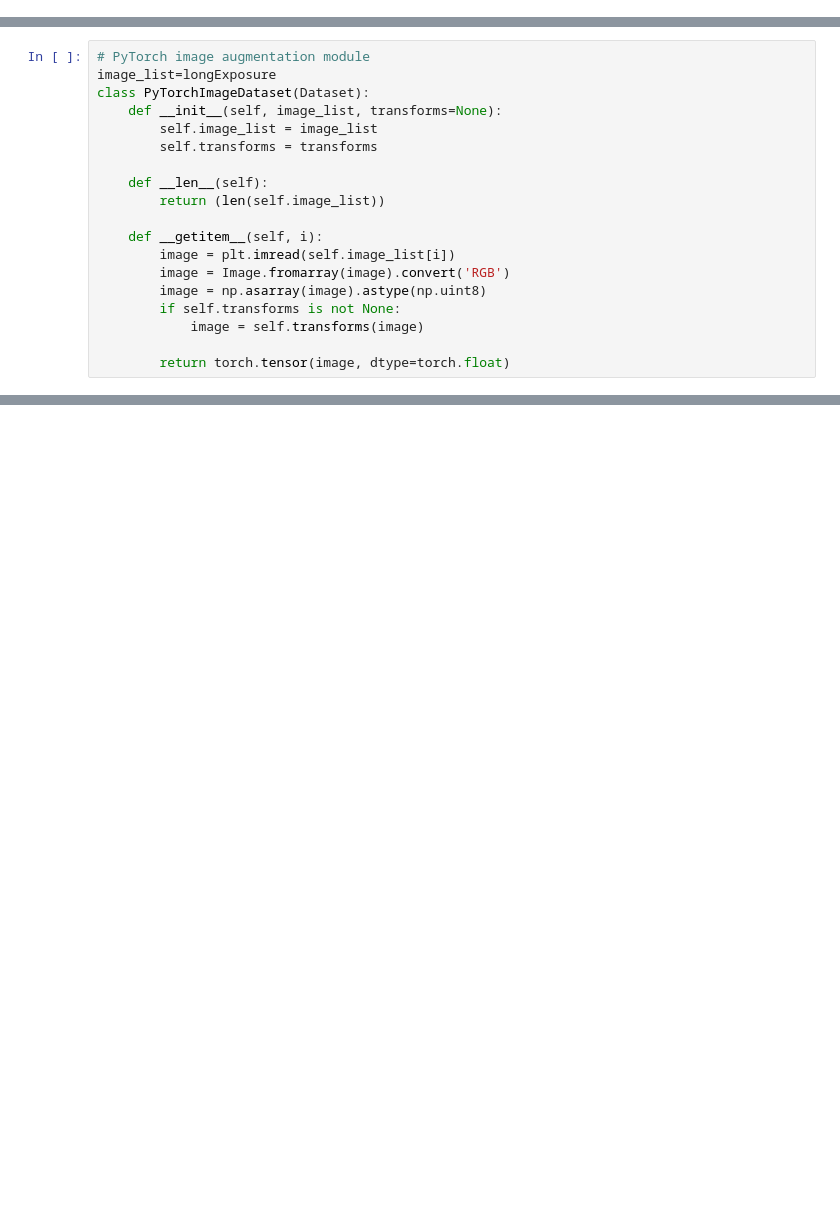
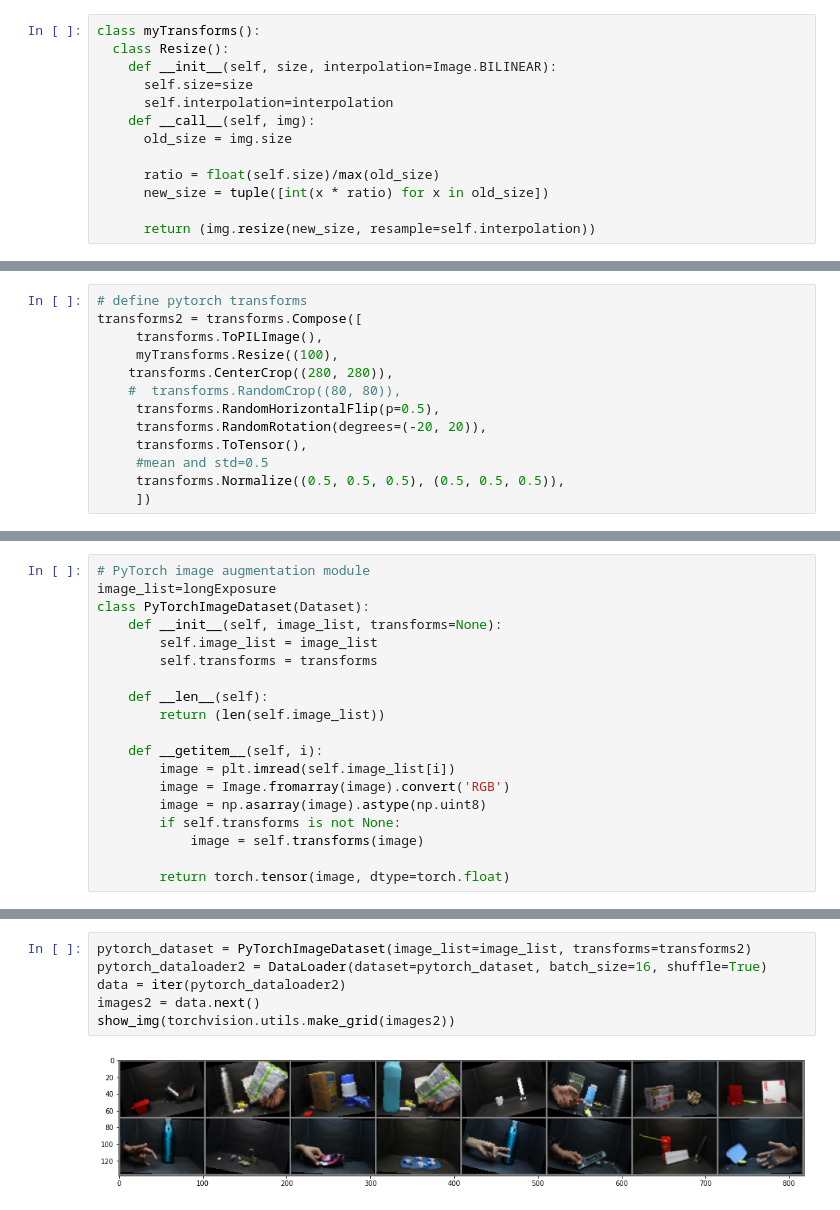
Before and after one commit to spider-tronix/Dark-Sight, a Jupyter notebook: DarkSight_Augmentation.ipynb, the cells around one changed output, grey strips where cells are left out. Cells and saved outputs as stored; diff of their text form; blank space fills up the shorter version.

```diff
--- a/DarkSight_Augmentation.ipynb
+++ b/DarkSight_Augmentation.ipynb
@@ -49,0 +56,13 @@ from PIL import Image
+# %%
+class myTransforms():
+  class Resize():
+    def __init__(self, size, interpolation=Image.BILINEAR):
+      self.size=size
+      self.interpolation=interpolation
+    def __call__(self, img):
+      old_size = img.size
+
+      ratio = float(self.size)/max(old_size)
+      new_size = tuple([int(x * ratio) for x in old_size])
+
+      return (img.resize(new_size, resample=self.interpolation))
@@ -61,2 +103,15 @@ transform = transforms.Compose([
      transforms.Normalize((0.5, 0.5, 0.5), (0.5, 0.5, 0.5)),
      ])
+# %%
+# define pytorch transforms
+transforms2 = transforms.Compose([
+     transforms.ToPILImage(),
+     myTransforms.Resize((100),
+    transforms.CenterCrop((280, 280)),
+    #  transforms.RandomCrop((80, 80)),
+     transforms.RandomHorizontalFlip(p=0.5),
+     transforms.RandomRotation(degrees=(-20, 20)),
+     transforms.ToTensor(),
+     #mean and std=0.5
+     transforms.Normalize((0.5, 0.5, 0.5), (0.5, 0.5, 0.5)),
+     ])
@@ -101,0 +150,8 @@ show_img(torchvision.utils.make_grid(images))
+# %%
+pytorch_dataset = PyTorchImageDataset(image_list=image_list, transforms=transforms2)
+pytorch_dataloader2 = DataLoader(dataset=pytorch_dataset, batch_size=16, shuffle=True)
+data = iter(pytorch_dataloader2)
+images2 = data.next()
+show_img(torchvision.utils.make_grid(images2))
+# %% [output]
+[figure, added]
```
Also changed, not shown: parts of 11 cells of this notebook.
